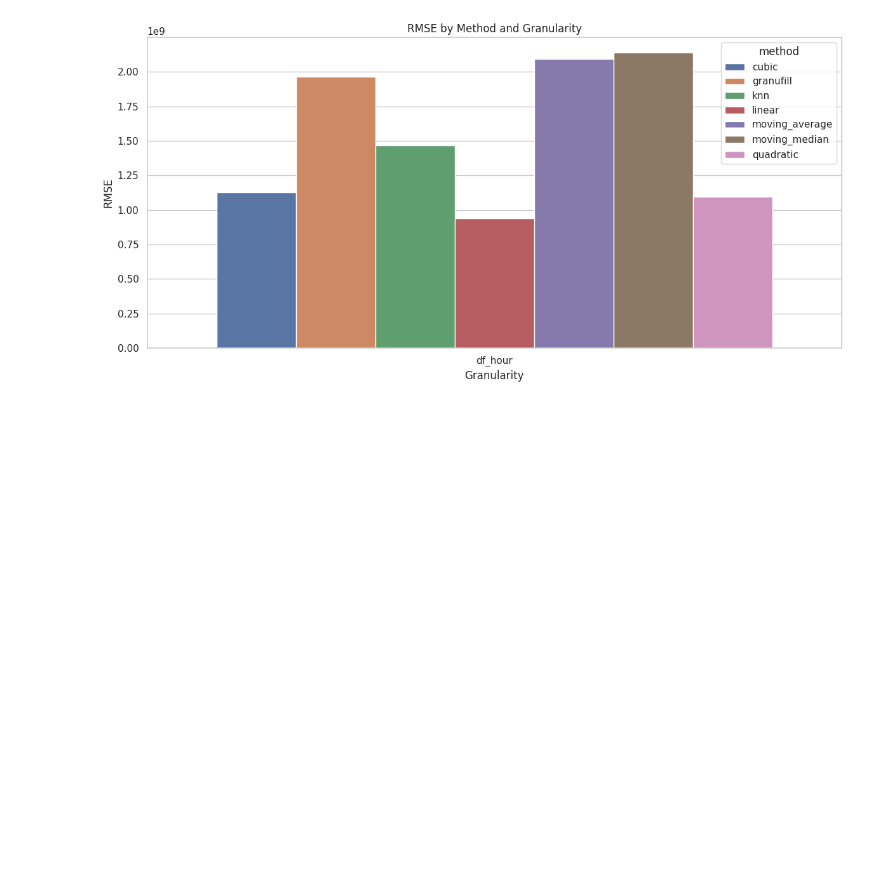
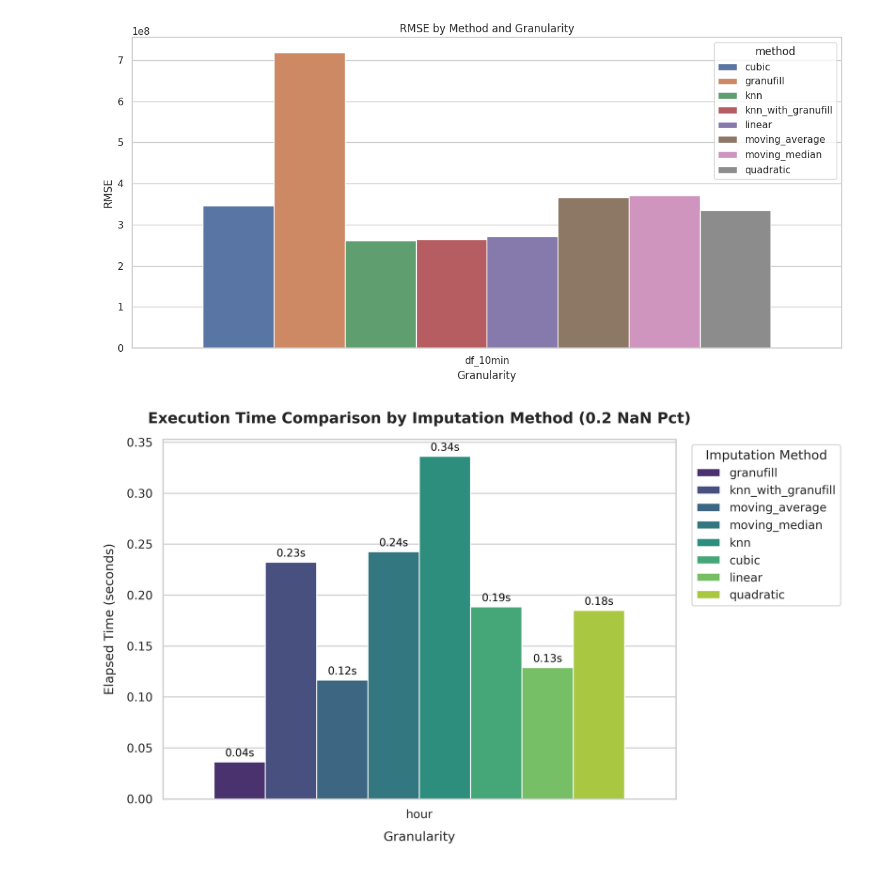
Before and after one commit to LarcesUece/GRANULARITY-PREDICTION, a Jupyter notebook: src/notebooks/teste.ipynb, the cells around one changed output. Saved outputs shown, nothing was run; the diff lists cells and outputs as text; code cells hidden in the pictures; blank space fills up the shorter version.

```diff
--- a/src/notebooks/teste.ipynb
+++ b/src/notebooks/teste.ipynb
@@ -20,8 +20,8 @@ FULL_DATASET_PATH = "../../data/tratados_stored"
 
 FILLED_DATASET_PATH = "../../data/tratados"
 
-pct_fill = ["0.05", "0.1", "0.15","0.2"]
-fill_method = ["cubic", "granufill", "knn", "linear", "moving_average", "moving_median", "quadratic"]
+pct_fill = ["0.2"]
+fill_method = ["granufill", "knn", "knn_with_granufill","linear", "moving_average", "moving_median", "quadratic", "cubic"]
 gran = ["df_10min", "df_hour"]
 # %%
 rmses = pd.DataFrame(columns = ["granularity", "pct", "method", "RMSE"])
@@ -137,7 +137,7 @@ import seaborn as sns
 
 # Load the CSV (assumes it is in the same directory as the notebook)
 df = pd.read_csv('rmse_fills.csv')
-df = df[(df["granularity"] ==  "df_hour")& (df["pct"] ==  0.2)]
+df = df[(df["granularity"] ==  "df_10min")& (df["pct"] ==  0.2)]
 # Reshape data for a grouped bar chart
 pivot = df.pivot_table(
     index=['granularity', 'pct'],
@@ -167,4 +167,67 @@ plt.ylabel('RMSE')
 plt.tight_layout()
 plt.show()
 # %% [output]
-[figure, old version]
+[figure, new version]
+# %%
+import json
+import matplotlib.pyplot as plt
+import pandas as pd
+import seaborn as sns
+
+json_path = (
+    "/home/ismael/Documentos/GRANULARITY-PREDICTION/data/tratados/0.2/elapsed_time.json"
+)
+output_img = (
+    "/home/ismael/Documentos/GRANULARITY-PREDICTION/data/tratados/0.2/elapsed_time_chart.png"
+)
+
+with open(json_path, "r") as f:
+  data = json.load(f)
+
+records = []
+for method, gran_dict in data.items():
+  for gran, t in gran_dict.items():
+    records.append(
+        {"Method": method, "Granularity": gran, "Elapsed Time (s)": t}
+    )
+
+df = pd.DataFrame(records)
+df = df[df["Granularity"] == "hour"]
+
+plt.figure(figsize=(10, 6), dpi=300)
+sns.set_theme(style="whitegrid")
+
+ax = sns.barplot(
+    data=df, x="Granularity", y="Elapsed Time (s)", hue="Method", palette="viridis"
+)
+
+plt.title(
+    "Execution Time Comparison by Imputation Method (0.2 NaN Pct)",
+    fontsize=14,
+    fontweight="bold",
+    pad=15,
+)
+plt.xlabel("Granularity", fontsize=12, labelpad=10)
+plt.ylabel("Elapsed Time (seconds)", fontsize=12, labelpad=10)
+
+# Add values on top of bars
+for p in ax.patches:
+  height = p.get_height()
+  if height > 0:
+    ax.annotate(
+        f"{height:.2f}s",
+        (p.get_x() + p.get_width() / 2.0, height),
+        ha="center",
+        va="bottom",
+        fontsize=10,
+        color="black",
+        xytext=(0, 3),
+        textcoords="offset points",
+    )
+
+plt.legend(title="Imputation Method", bbox_to_anchor=(1.02, 1), loc="upper left")
+plt.tight_layout()
+plt.savefig(output_img, dpi=300)
+plt.show()
+# %% [output]
+[figure, added]
```
Also changed, not shown: parts of 4 cells of this notebook, 4 other files.
